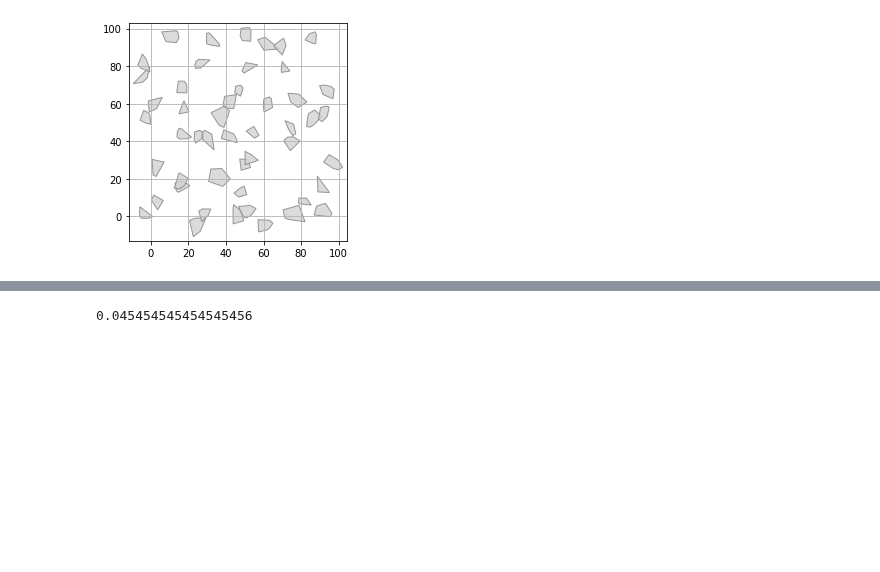
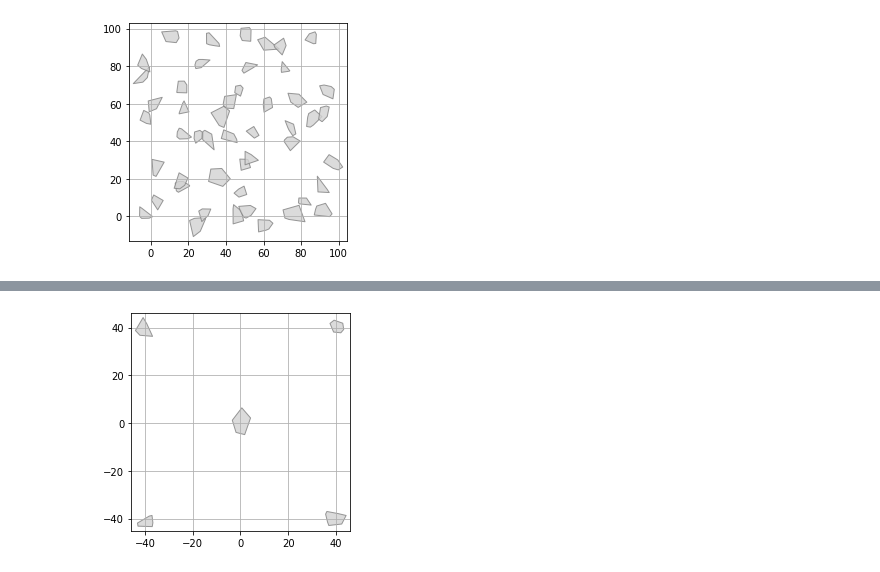
Before and after one commit to robot-motion/bench-mr, a Jupyter notebook: plotting/Polygon Maze Generation.ipynb, the cells around one changed output, grey strips where cells are left out. Cells and saved outputs as stored; diff of their text form; code cells hidden in the pictures; blank space fills up the shorter version.

```diff
--- a/plotting/Polygon Maze Generation.ipynb
+++ b/plotting/Polygon Maze Generation.ipynb
@@ -55,5 +55,14 @@ Running MPB with ID test (log file at test.log)...
 ++++++++++++++++++++++++++++++++++++++++++++++++++++++++++++++++++
-# %%
-1/22
-# %% [output]
-0.045454545454545456
+# %%
+size = 40
+obstacles = [
+    PMG.create_convex(),
+    PMG.create_convex() + np.array([-size, -size]),
+    PMG.create_convex() + np.array([size, -size]),
+    PMG.create_convex() + np.array([size, size]),
+    PMG.create_convex() + np.array([-size, size])
+]
+PMG.save_svg(obstacles, "simple.svg")
+PMG.plot(obstacles)
+# %% [output]
+[figure, added]
```
Also changed, not shown: parts of 2 cells of this notebook, 4 other files.
